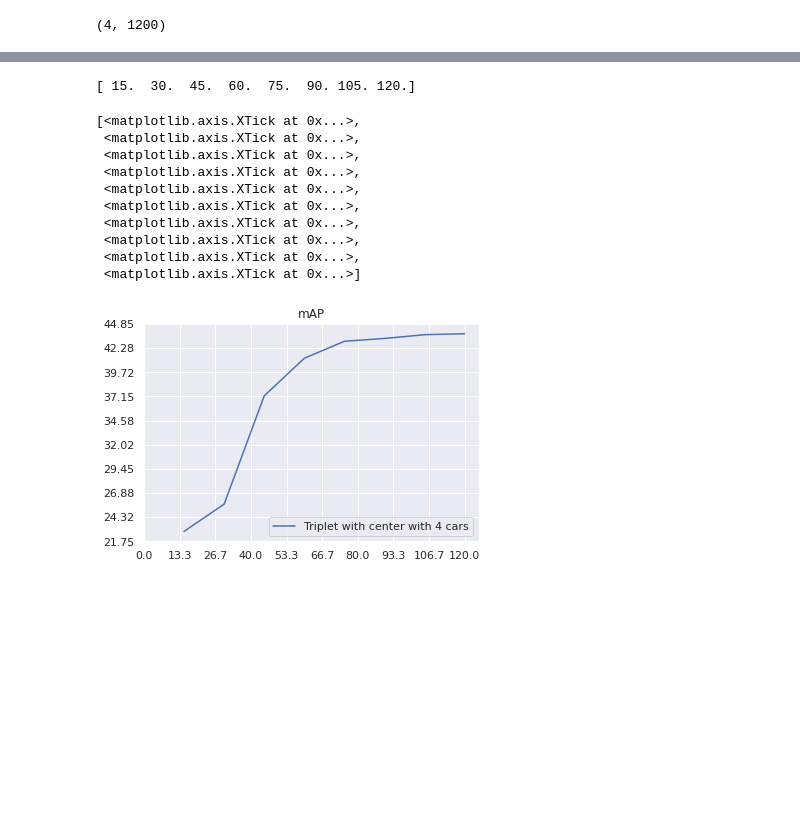
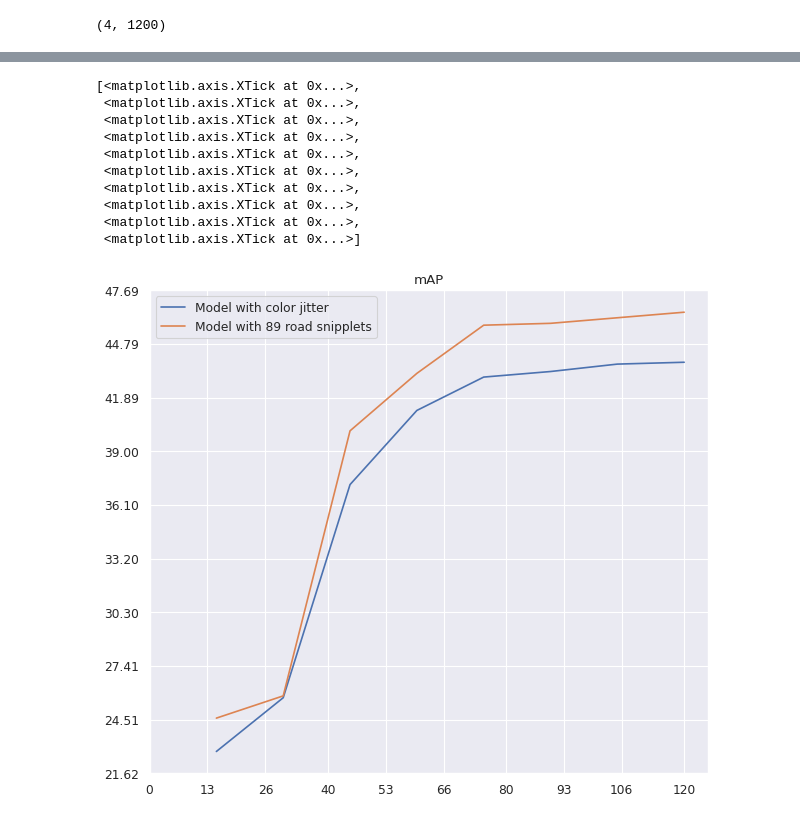
Before and after one commit to nodiz/reid-strong-baseline, a Jupyter notebook: plot log.ipynb, the cells around one changed output, grey strips where cells are left out. Drawn from its saved outputs; the diff is of its cells as text; code cells hidden in the pictures; blank space fills up the shorter version.

```diff
--- a/plot log.ipynb
+++ b/plot log.ipynb
@@ -6,5 +7,5 @@ import string
 # %%
-f = open("logs/data_aug/log.txt", "r")
+f = open("logs/pippo/log.txt", "r")
 
 print(f)
 Epoch=np.array([])
@@ -146,25 +165,27 @@ ax.set_xticks(np.linspace(0,120,10))
+# %%
+data_aug_val=np.asarray(np.load('./logs/data_aug/val.npy'))
 # %%
-plt.figure()
+plt.figure(figsize=(9,8), dpi=80, facecolor='w', edgecolor ='k')
 plt.title('mAP')
 x=np.linspace(15,120,8)
-print(x)
-plt.plot(x,mAP,label='Triplet with center with 4 cars')
+#print(x)
+plt.plot(x,data_aug_val[0][:],label='Model with color jitter')
+plt.plot(x,mAP,label='Model with 89 road snipplets')
 plt.legend()
 ax = plt.gca()
 ymin, ymax = ax.get_ylim()
 ax.set_yticks(np.linspace(ymin,ymax,10))
-ax.set_xticks(np.linspace(0,120,10))
+ax.set_xticks(np.linspace(0,120,10).astype(np.int))
 # %% [output]
-[ 15.  30.  45.  60.  75.  90. 105. 120.]
+[<matplotlib.axis.XTick at 0x...>,
+ <matplotlib.axis.XTick at 0x...>,
+ <matplotlib.axis.XTick at 0x...>,
+ <matplotlib.axis.XTick at 0x...>,
+ <matplotlib.axis.XTick at 0x...>,
+ <matplotlib.axis.XTick at 0x...>,
+ <matplotlib.axis.XTick at 0x...>,
+ <matplotlib.axis.XTick at 0x...>,
+ <matplotlib.axis.XTick at 0x...>,
+ <matplotlib.axis.XTick at 0x...>]
-[<matplotlib.axis.XTick at 0x...>,
- <matplotlib.axis.XTick at 0x...>,
- <matplotlib.axis.XTick at 0x...>,
- <matplotlib.axis.XTick at 0x...>,
- <matplotlib.axis.XTick at 0x...>,
- <matplotlib.axis.XTick at 0x...>,
- <matplotlib.axis.XTick at 0x...>,
- <matplotlib.axis.XTick at 0x...>,
- <matplotlib.axis.XTick at 0x...>,
- <matplotlib.axis.XTick at 0x...>]
-[figure, old version]
+[figure, new version]
 # %%
```
Also changed, not shown: parts of 8 cells of this notebook.
